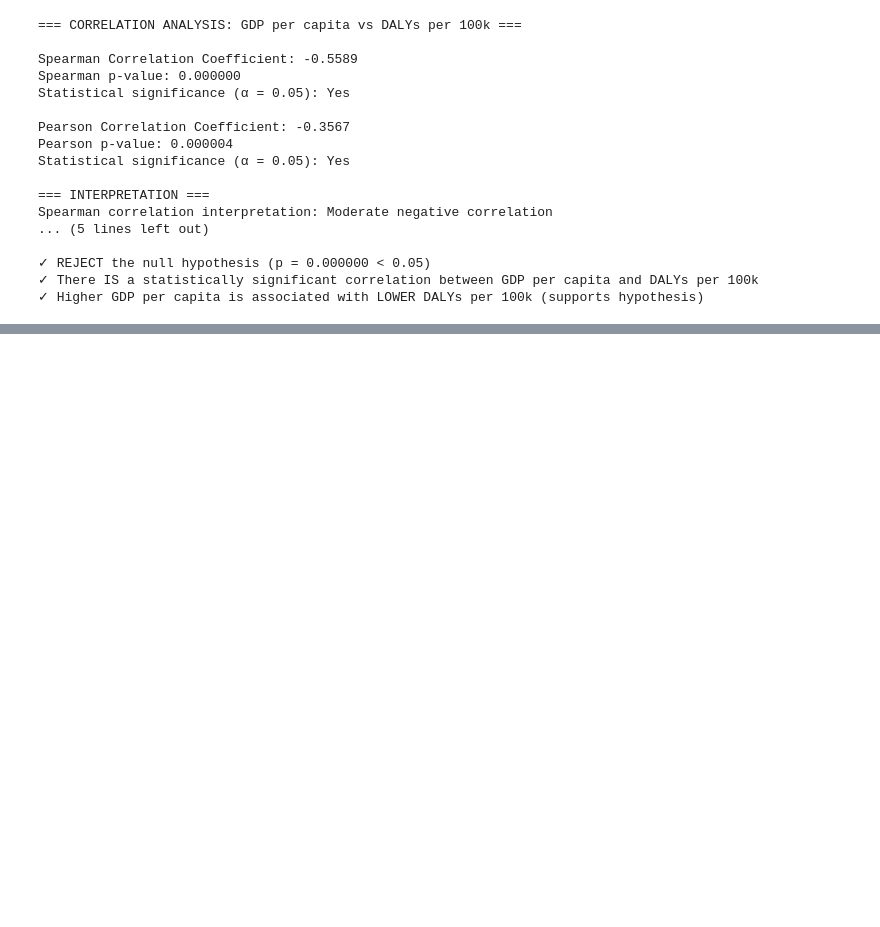
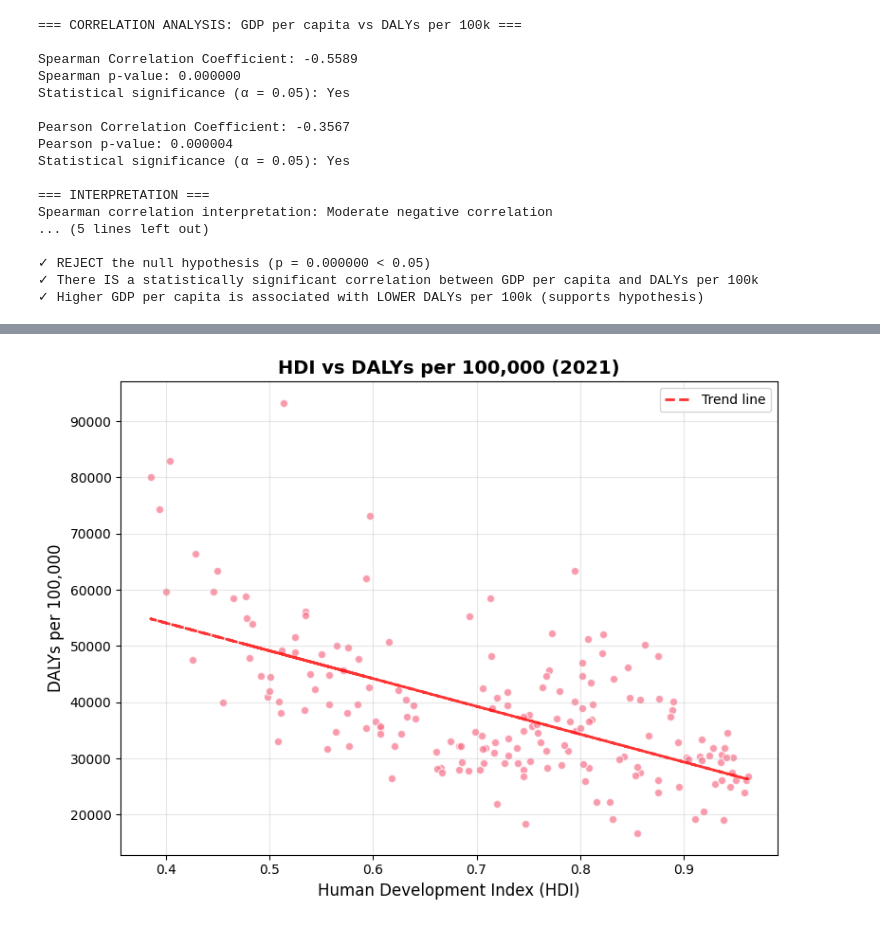
Before and after one commit to AimanIskndr/bdata-daly-socioeconomic, a Jupyter notebook: analysis.ipynb, the cells around one changed output, grey strips where cells are left out. Drawn from its saved outputs; the diff is of its cells as text; code cells hidden in the pictures; blank space fills up the shorter version.

```diff
--- a/analysis.ipynb
+++ b/analysis.ipynb
@@ -284,0 +285,14 @@ Spearman correlation interpretation: Moderate negative correlation
+# %%
+development_df = pd.read_csv('dataset/2021_development.csv')
+hdi_2021 = development_df[['Country', 'Human Development Index (HDI) - 2021']].copy()
+
+# Prepare HDI data properly
+hdi_df = hdi_2021.copy()
+hdi_df.columns = ['country', 'hdi']
+hdi_df = hdi_df[hdi_df['hdi'].notna()]
+# Convert to numeric
+hdi_df['hdi'] = pd.to_numeric(hdi_df['hdi'], errors='coerce')
+hdi_df = hdi_df.dropna()
+
+print("HDI data shape:", hdi_df.shape)
+print(hdi_df.head())
@@ -284,0 +307,5 @@ Spearman correlation interpretation: Moderate negative correlation
+# %%
+# Create new df
+df2 = dalys_clean.merge(hdi_df, on='country', how='inner')
+print(f"DataFrame shape after merging with HDI: {df2.shape}")
+print(df2.head())
@@ -284,0 +320,21 @@ Spearman correlation interpretation: Moderate negative correlation
+# %%
+# Create scatter plot for HDI vs DALYs per 100k
+
+# Scatter plot
+plt.figure(figsize=(8, 6))
+plt.scatter(df2['hdi'], df2['dalys_rate'], alpha=0.7, edgecolors='white', linewidth=1)
+plt.xlabel('Human Development Index (HDI)', fontsize=12)
+plt.ylabel('DALYs per 100,000', fontsize=12)
+plt.title('HDI vs DALYs per 100,000 (2021)', fontsize=14, fontweight='bold')
+
+# Add trend line
+z = np.polyfit(df2['hdi'], df2['dalys_rate'], 1)
+p = np.poly1d(z)
+plt.plot(df2['hdi'], p(df2['hdi']), "r--", alpha=0.8, linewidth=2, label='Trend line')
+
+plt.legend()
+plt.grid(alpha=0.3)
+plt.tight_layout()
+plt.show()
+# %% [output]
+[figure, added]
```
Also changed, not shown: parts of 5 cells of this notebook.
